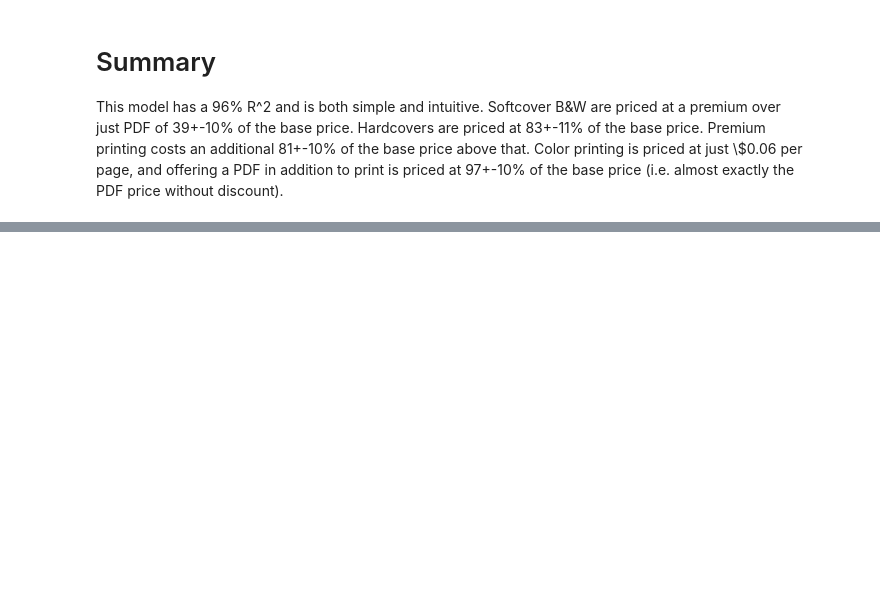
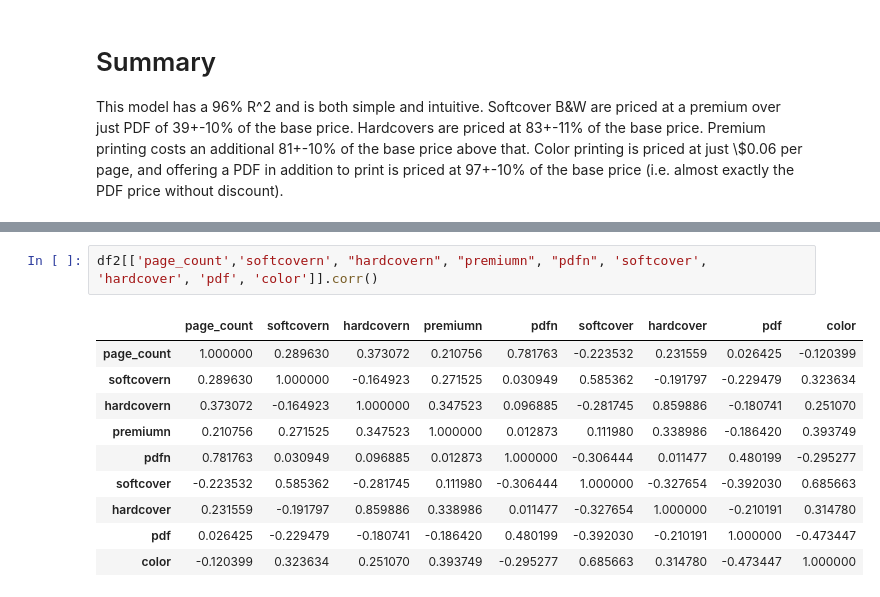
Before and after one commit to thomasbogue/drivethru_scraper, a Jupyter notebook: format_analysis.ipynb, the cells around one changed output, grey strips where cells are left out. Saved outputs shown, nothing was run; the diff lists cells and outputs as text; blank space fills up the shorter version.

```diff
--- a/format_analysis.ipynb
+++ b/format_analysis.ipynb
@@ -326,0 +484,13 @@ This model has a 96% R^2 and is both simple and intuitive.  Softcover B&W are pr
+# %%
+df2[['page_count','softcovern', "hardcovern", "premiumn", "pdfn", 'softcover', 'hardcover', 'pdf', 'color']].corr()
+# %% [output]
+|  | page_count | softcovern | hardcovern | premiumn | pdfn | softcover | hardcover | pdf | color |
+| page_count | 1.000000 | 0.289630 | 0.373072 | 0.210756 | 0.781763 | -0.223532 | 0.231559 | 0.026425 | -0.120399 |
+| softcovern | 0.289630 | 1.000000 | -0.164923 | 0.271525 | 0.030949 | 0.585362 | -0.191797 | -0.229479 | 0.323634 |
+| hardcovern | 0.373072 | -0.164923 | 1.000000 | 0.347523 | 0.096885 | -0.281745 | 0.859886 | -0.180741 | 0.251070 |
+| premiumn | 0.210756 | 0.271525 | 0.347523 | 1.000000 | 0.012873 | 0.111980 | 0.338986 | -0.186420 | 0.393749 |
+| pdfn | 0.781763 | 0.030949 | 0.096885 | 0.012873 | 1.000000 | -0.306444 | 0.011477 | 0.480199 | -0.295277 |
+| softcover | -0.223532 | 0.585362 | -0.281745 | 0.111980 | -0.306444 | 1.000000 | -0.327654 | -0.392030 | 0.685663 |
+| hardcover | 0.231559 | -0.191797 | 0.859886 | 0.338986 | 0.011477 | -0.327654 | 1.000000 | -0.210191 | 0.314780 |
+| pdf | 0.026425 | -0.229479 | -0.180741 | -0.186420 | 0.480199 | -0.392030 | -0.210191 | 1.000000 | -0.473447 |
+| color | -0.120399 | 0.323634 | 0.251070 | 0.393749 | -0.295277 | 0.685663 | 0.314780 | -0.473447 | 1.000000 |
```
Also changed, not shown: parts of 17 cells of this notebook, 1 other file.
